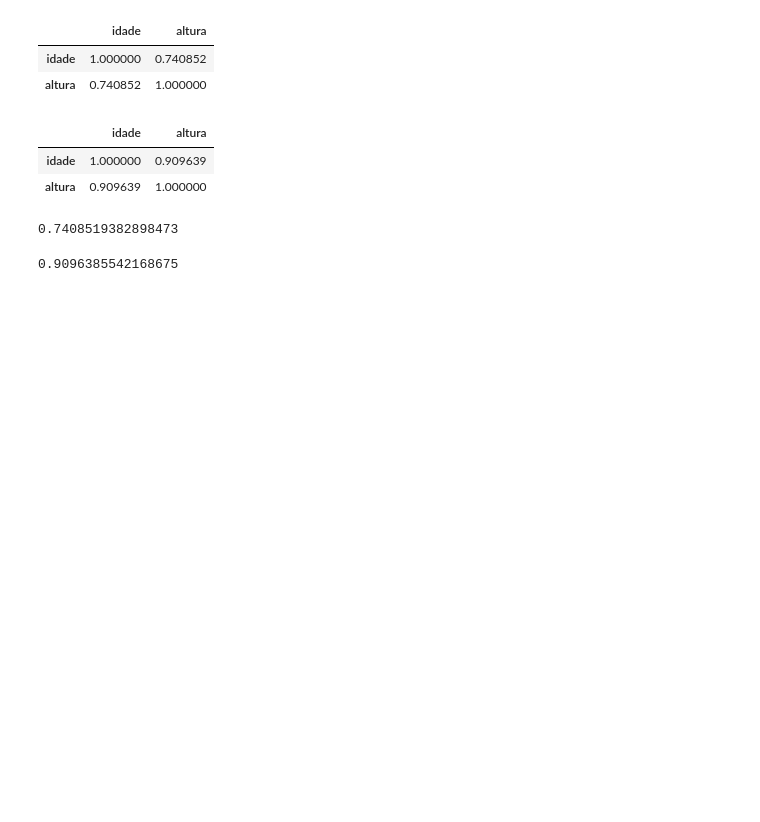
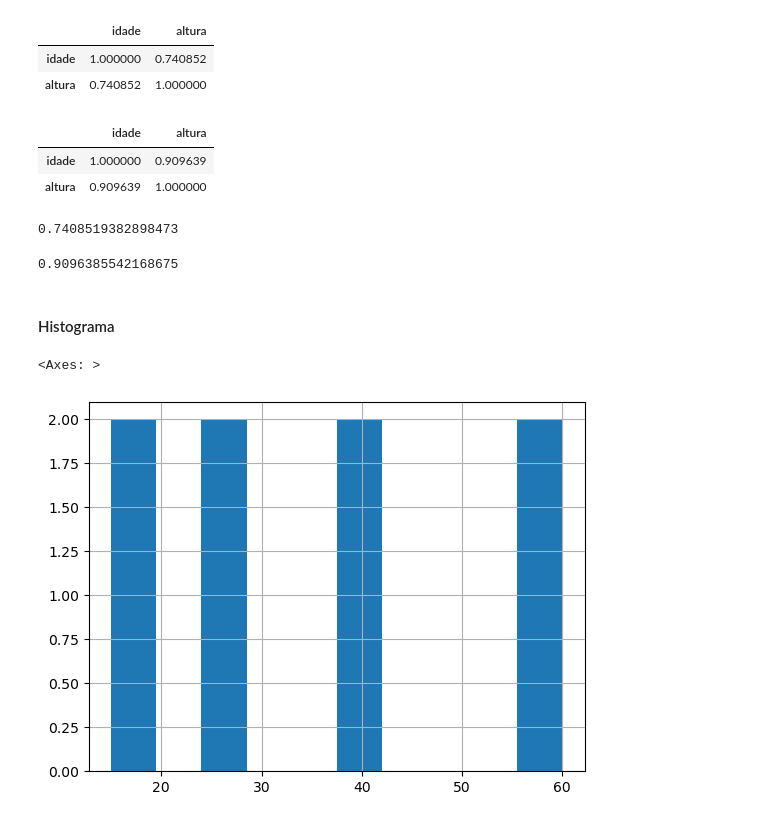
Before and after one commit to JaynneLino/pandas_course_Udemy, a Jupyter notebook: estatistica/estatistica.ipynb, the cells around one changed output. Cells and saved outputs as stored; diff of their text form; code cells hidden in the pictures; blank space fills up the shorter version.

Commit message:
Visualizacao com gráficos

```diff
--- a/estatistica/estatistica.ipynb
+++ b/estatistica/estatistica.ipynb
@@ -205,3 +205,11 @@ df["altura"].corr(df["idade"], method="pearson")
 df["altura"].corr(df["idade"], method="spearman")
 # %% [output]
 0.9096385542168675
+# %% [markdown]
+#### Histograma
+# %%
+
+df["idade"].hist()
+# %% [output]
+<Axes: >
+[figure, added]
```
Also changed, not shown: parts of 20 cells of this notebook.
